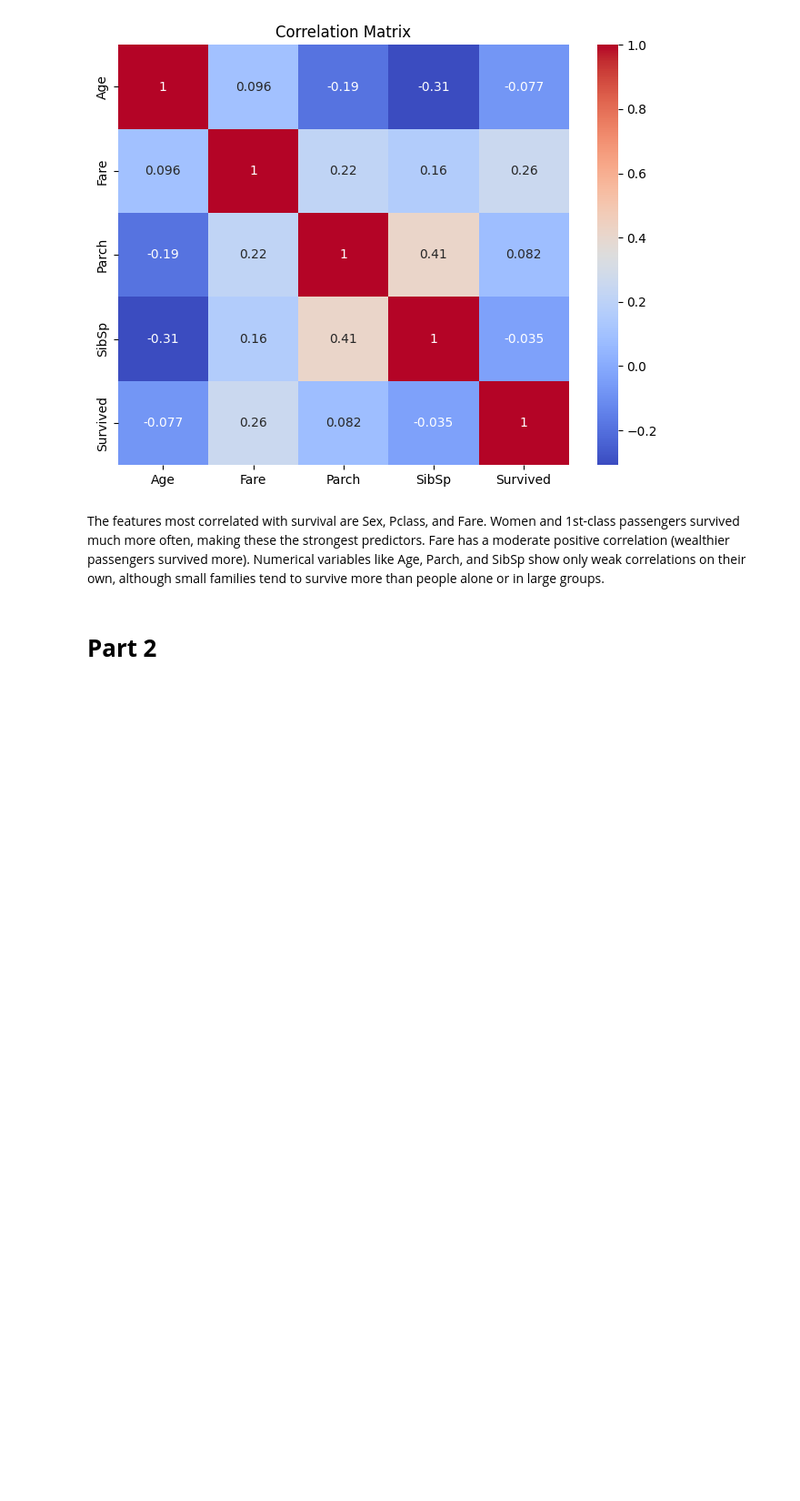
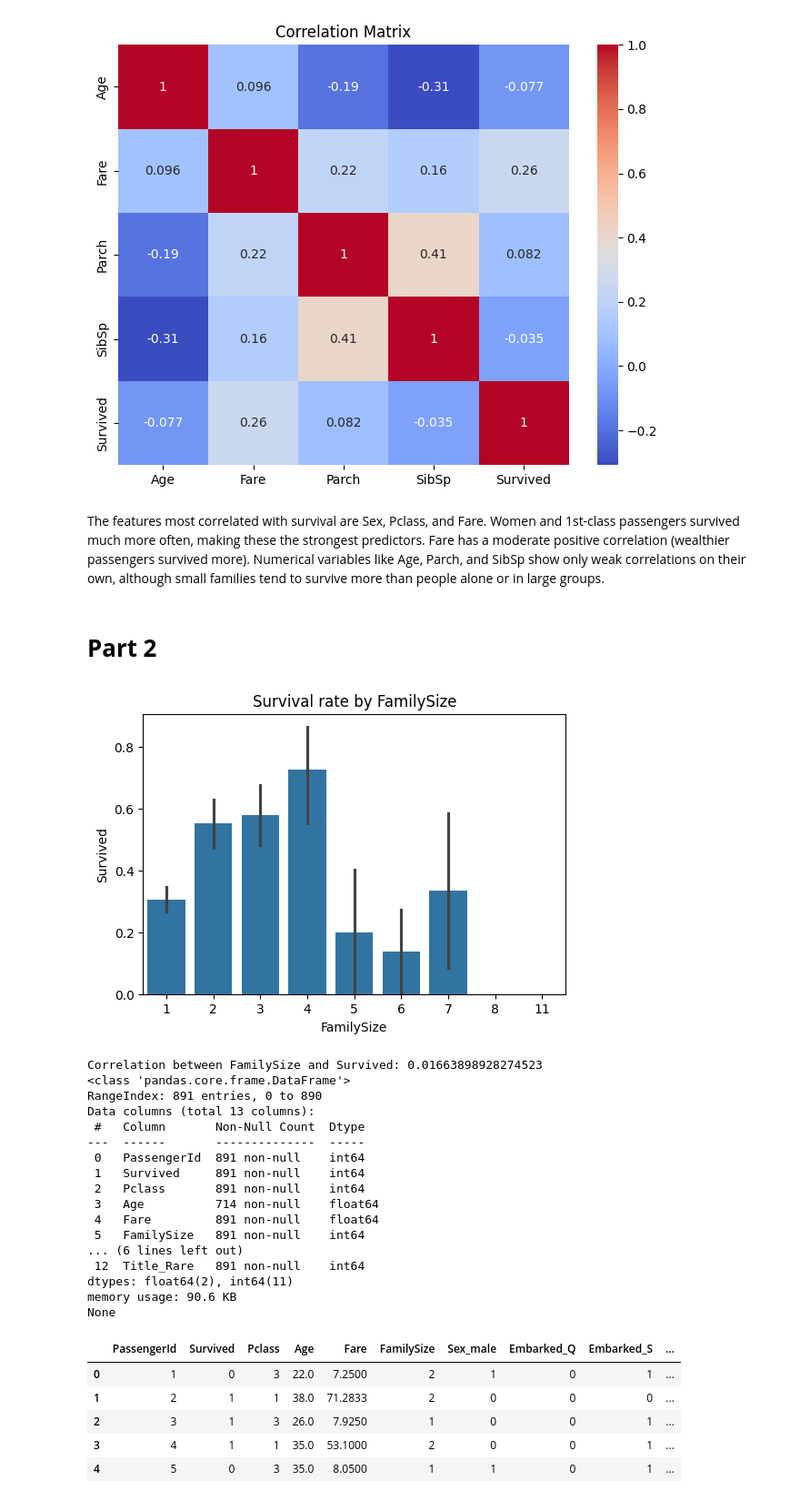
Before and after one commit to Katpst/ML, a Jupyter notebook: Tree_based_models.ipynb, the cells around one changed output. Shown at 91% size. Drawn from its saved outputs; the diff is of its cells as text; code cells hidden in the pictures; blank space fills up the shorter version.

Commit message:
Updated
Added Part 2 with Feature Engineering and Encoding and Part 3: Predicting "Age" with the Random Forest Regressor.

```diff
--- a/Tree_based_models.ipynb
+++ b/Tree_based_models.ipynb
@@ -130,3 +130,70 @@ Name: Survived, dtype: float64
 The features most correlated with survival are Sex, Pclass, and Fare. Women and 1st-class passengers survived much more often, making these the strongest predictors. Fare has a moderate positive correlation (wealthier passengers survived more). Numerical variables like Age, Parch, and SibSp show only weak correlations on their own, although small families tend to survive more than people alone or in large groups.
 # %% [markdown]
 # **Part 2**
+# %%
+# Extract Title from Name
+df["Title"] = df["Name"].str.extract(r",\s*([^\.]*)\s*\.", expand=False)
+
+# Map "rare" or equivalent titles
+title_map = {
+    "Mlle": "Miss",
+    "Ms": "Miss",
+    "Mme": "Mrs",
+}
+
+df["Title"] = df["Title"].replace(title_map)
+
+# Group any remaining very rare titles
+rare_titles = df["Title"].value_counts()
+rare_titles = rare_titles[rare_titles < 10].index # rare if appears less than 10 times
+df["Title"] = df["Title"].replace(rare_titles, "Rare")
+
+# FamilySize Feature
+
+df["FamilySize"] = df["SibSp"] + df["Parch"] + 1
+
+# Plot survival rate by FamilySize
+plt.figure(figsize=(6,4))
+sns.barplot(data=df, x="FamilySize", y="Survived")
+plt.title("Survival rate by FamilySize")
+plt.show()
+
+print("Correlation between FamilySize and Survived:",
+      df[["FamilySize", "Survived"]].corr().iloc[0,1])
+
+# Drop columns
+
+df = df.drop(columns=["Name", "Ticket", "Cabin", "SibSp", "Parch"])
+
+# Option B: One-hot Encoding
+df = pd.get_dummies(df, columns=["Sex", "Embarked", "Title"], drop_first=True)
+df = df.astype({col: "int" for col in df.select_dtypes("bool").columns})
+
+
+print(df.info())
+df.head()
+# %% [output]
+[figure, added]
+Correlation between FamilySize and Survived: 0.01663898928274523
+<class 'pandas.core.frame.DataFrame'>
+RangeIndex: 891 entries, 0 to 890
+Data columns (total 13 columns):
+ #   Column       Non-Null Count  Dtype
+---  ------       --------------  -----
+ 0   PassengerId  891 non-null    int64
+ 1   Survived     891 non-null    int64
+ 2   Pclass       891 non-null    int64
+ 3   Age          714 non-null    float64
+ 4   Fare         891 non-null    float64
+ 5   FamilySize   891 non-null    int64
+... (6 lines left out)
+ 12  Title_Rare   891 non-null    int64
+dtypes: float64(2), int64(11)
+memory usage: 90.6 KB
+None
+|  | PassengerId | Survived | Pclass | Age | Fare | FamilySize | Sex_male | Embarked_Q | Embarked_S | ... |
+| 0 | 1 | 0 | 3 | 22.0 | 7.2500 | 2 | 1 | 0 | 1 | ... |
+| 1 | 2 | 1 | 1 | 38.0 | 71.2833 | 2 | 0 | 0 | 0 | ... |
+| 2 | 3 | 1 | 3 | 26.0 | 7.9250 | 1 | 0 | 0 | 1 | ... |
+| 3 | 4 | 1 | 1 | 35.0 | 53.1000 | 2 | 0 | 0 | 1 | ... |
+| 4 | 5 | 0 | 3 | 35.0 | 8.0500 | 1 | 1 | 0 | 1 | ... |
```
Also changed, not shown: parts of 4 cells of this notebook.
